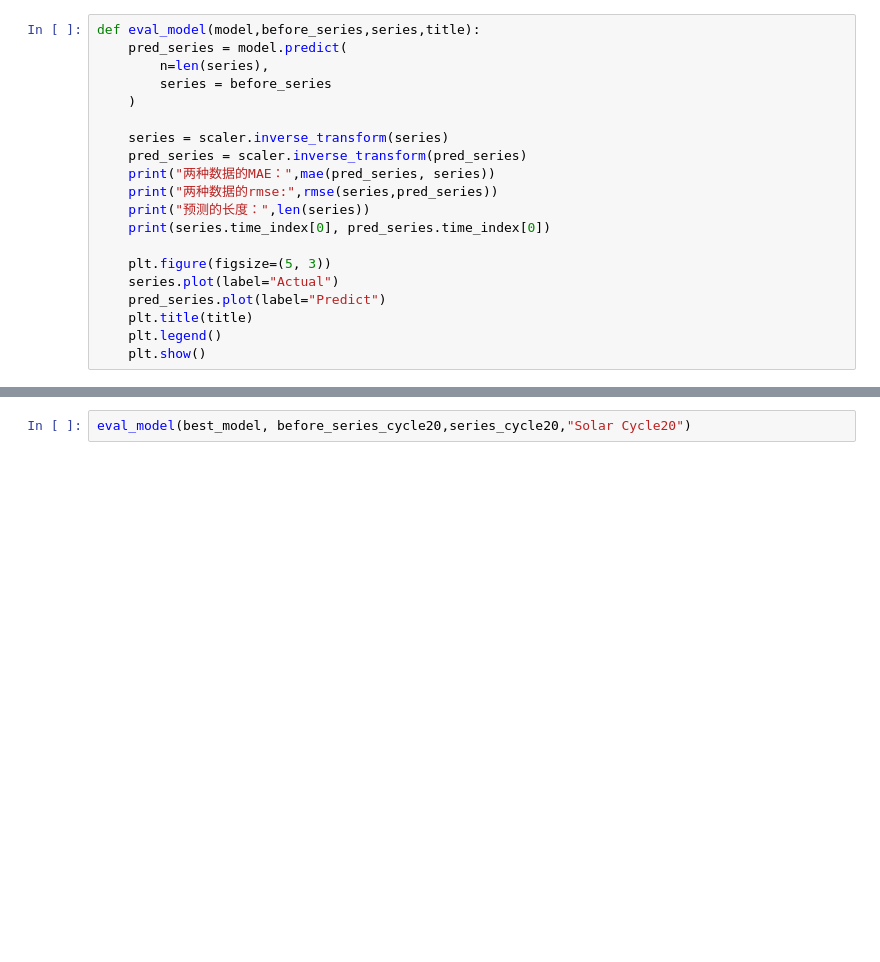
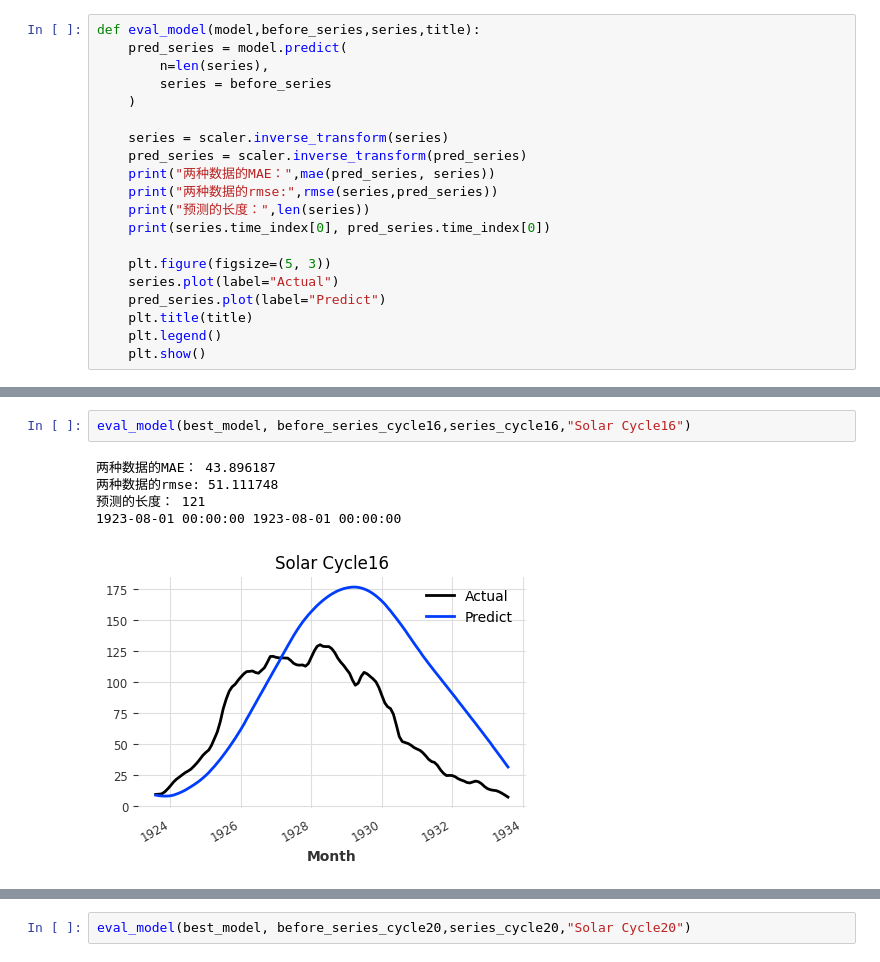
Before and after one commit to zhaocui1207/solar-cycle-prediction-by-tcn, a Jupyter notebook: TCN_one-step.ipynb, the cells around one changed output, grey strips where cells are left out. Cells and saved outputs as stored; diff of their text form; blank space fills up the shorter version.

```diff
--- a/TCN_one-step.ipynb
+++ b/TCN_one-step.ipynb
@@ -164,0 +194,8 @@ def eval_model(model,before_series,series,title):
+# %%
+eval_model(best_model, before_series_cycle16,series_cycle16,"Solar Cycle16")
+# %% [output]
+两种数据的MAE： 43.896187
+两种数据的rmse: 51.111748
+预测的长度： 121
+1923-08-01 00:00:00 1923-08-01 00:00:00
+[figure, added]
```
Also changed, not shown: parts of 16 cells of this notebook, 1 other file.
